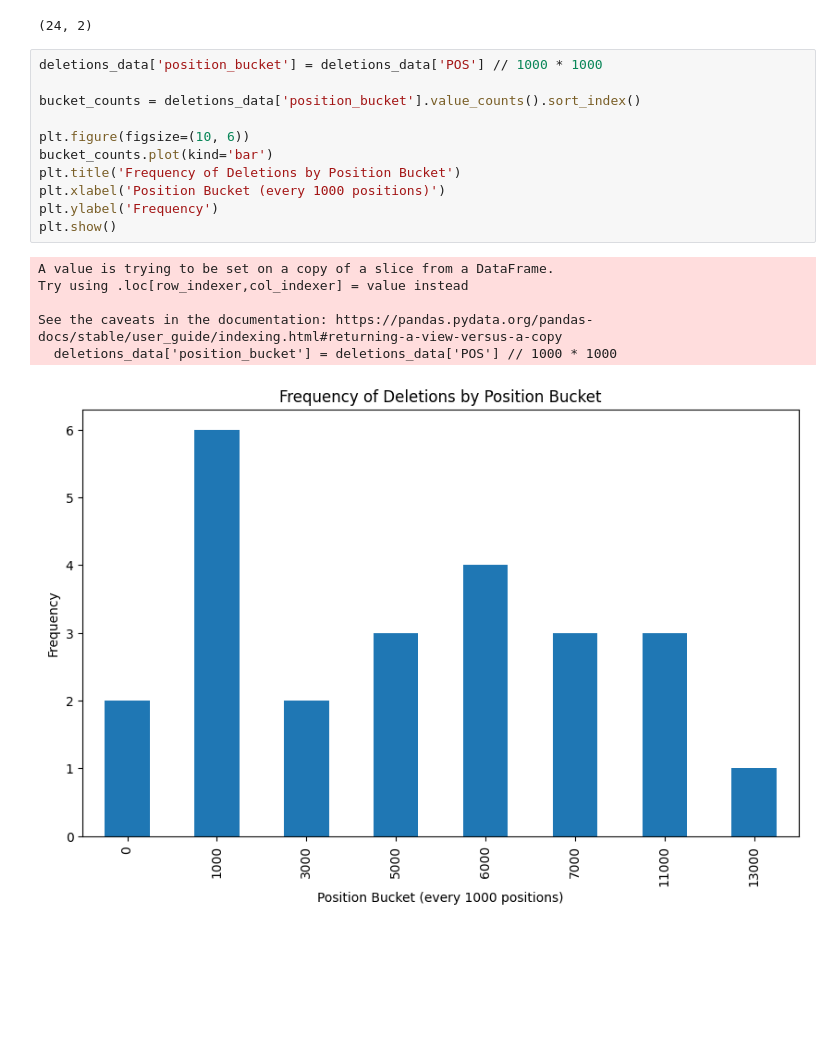
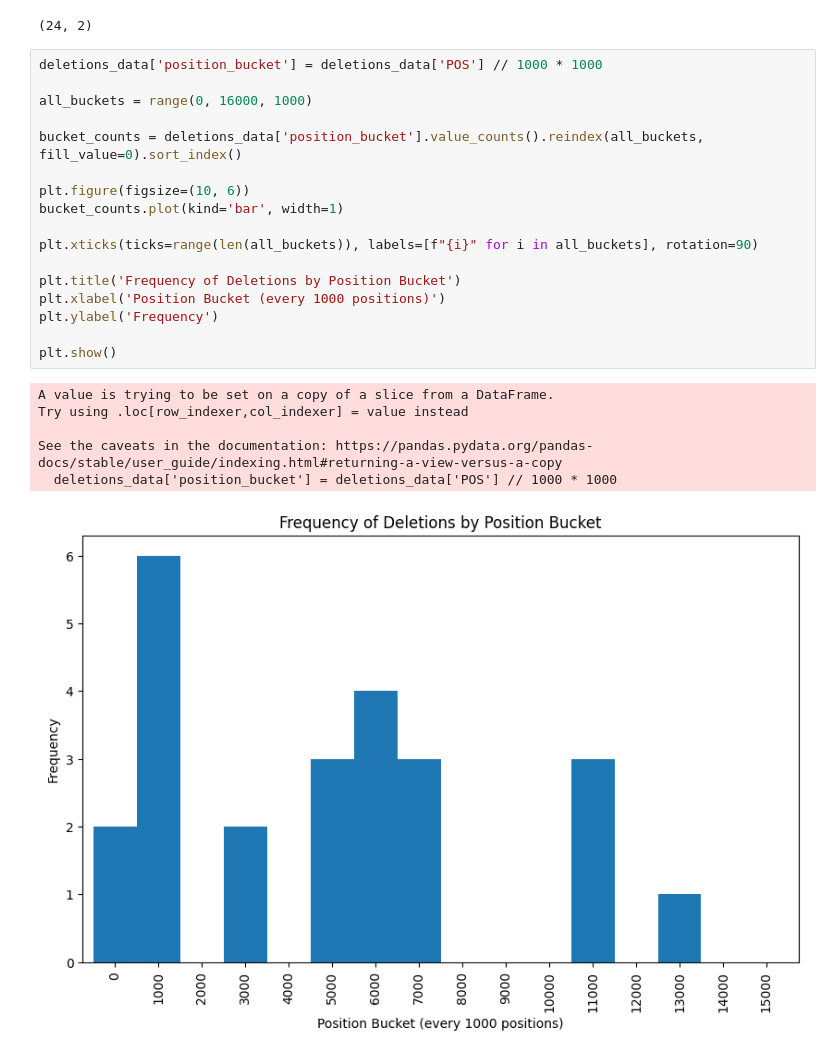
Before and after one commit to chowfi/Human-rDNA, a Jupyter notebook: notebooks/Merge_All_Reference_Genomes.ipynb, the cells around one changed output. Cells and saved outputs as stored; diff of their text form; blank space fills up the shorter version.

Commit message:
update visualization of new reference genome indel locations

```diff
--- a/notebooks/Merge_All_Reference_Genomes.ipynb
+++ b/notebooks/Merge_All_Reference_Genomes.ipynb
@@ -173,18 +179,24 @@ deletions_data.shape
 # %%
 deletions_data['position_bucket'] = deletions_data['POS'] // 1000 * 1000
 
-bucket_counts = deletions_data['position_bucket'].value_counts().sort_index()
+all_buckets = range(0, 16000, 1000)
+
+bucket_counts = deletions_data['position_bucket'].value_counts().reindex(all_buckets, fill_value=0).sort_index()
 
 plt.figure(figsize=(10, 6))
-bucket_counts.plot(kind='bar')
+bucket_counts.plot(kind='bar', width=1)
+
+plt.xticks(ticks=range(len(all_buckets)), labels=[f"{i}" for i in all_buckets], rotation=90)
+
 plt.title('Frequency of Deletions by Position Bucket')
 plt.xlabel('Position Bucket (every 1000 positions)')
 plt.ylabel('Frequency')
+
 plt.show()
 # %% [output]
 A value is trying to be set on a copy of a slice from a DataFrame.
 Try using .loc[row_indexer,col_indexer] = value instead
 
 See the caveats in the documentation: https://pandas.pydata.org/pandas-docs/stable/user_guide/indexing.html#returning-a-view-versus-a-copy
   deletions_data['position_bucket'] = deletions_data['POS'] // 1000 * 1000
-[figure, old version]
+[figure, new version]
```
Also changed, not shown: parts of 1 cell of this notebook.
